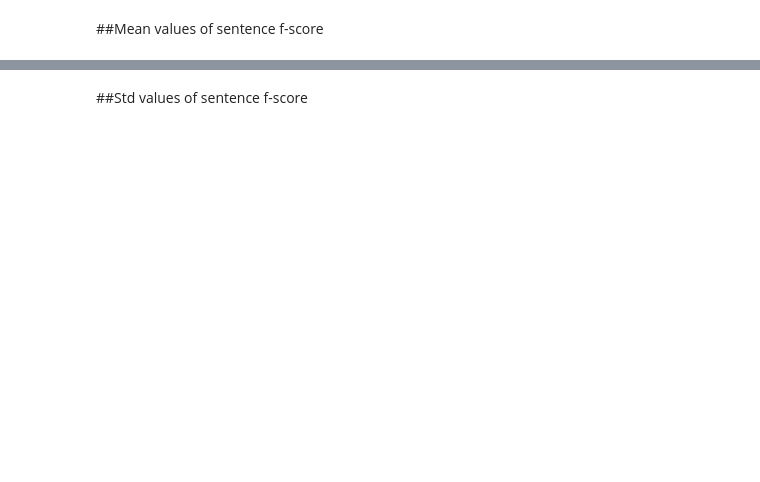
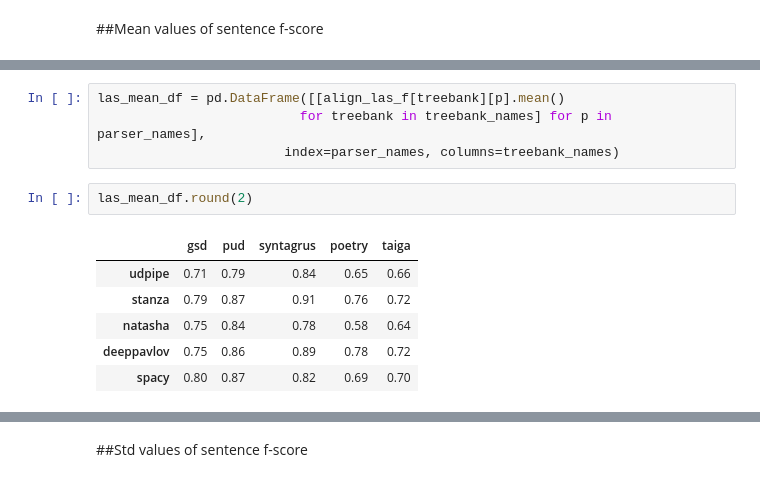
Before and after one commit to Derinhelm/parser_stat, a Jupyter notebook: Russian_parser_statistics.ipynb, the cells around one changed output, grey strips where cells are left out. Cells and saved outputs as stored; diff of their text form; blank space fills up the shorter version.

```diff
--- a/Russian_parser_statistics.ipynb
+++ b/Russian_parser_statistics.ipynb
@@ -310,0 +388,13 @@ spacy.      uas_f:0.87, las_f:0.82,
+# %%
+las_mean_df = pd.DataFrame([[align_las_f[treebank][p].mean()
+                          for treebank in treebank_names] for p in parser_names],
+                        index=parser_names, columns=treebank_names)
+# %%
+las_mean_df.round(2)
+# %% [output]
+|  | gsd | pud | syntagrus | poetry | taiga |
+| udpipe | 0.71 | 0.79 | 0.84 | 0.65 | 0.66 |
+| stanza | 0.79 | 0.87 | 0.91 | 0.76 | 0.72 |
+| natasha | 0.75 | 0.84 | 0.78 | 0.58 | 0.64 |
+| deeppavlov | 0.75 | 0.86 | 0.89 | 0.78 | 0.72 |
+| spacy | 0.80 | 0.87 | 0.82 | 0.69 | 0.70 |
```
Also changed, not shown: parts of 136 cells of this notebook.
